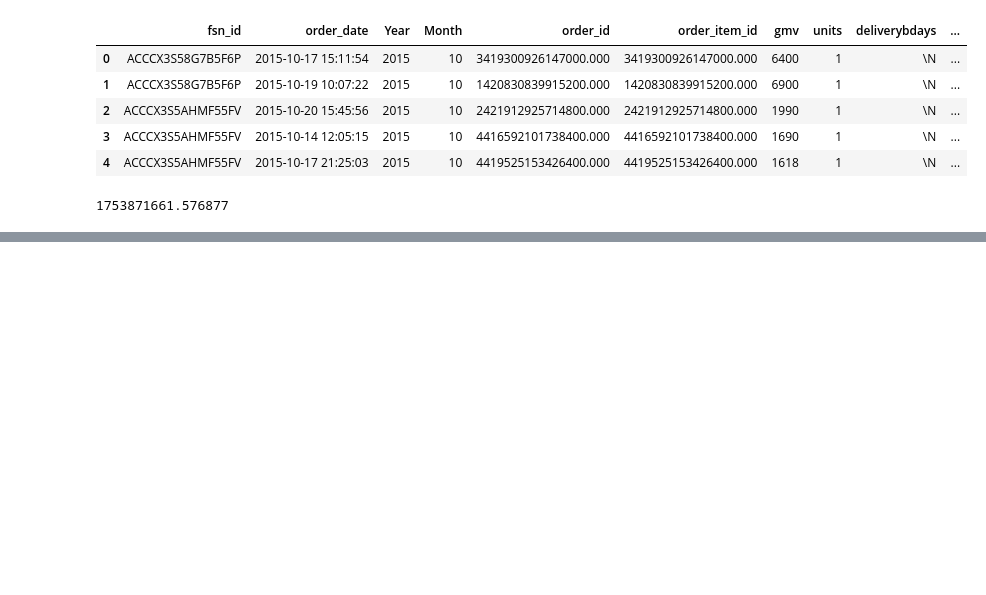
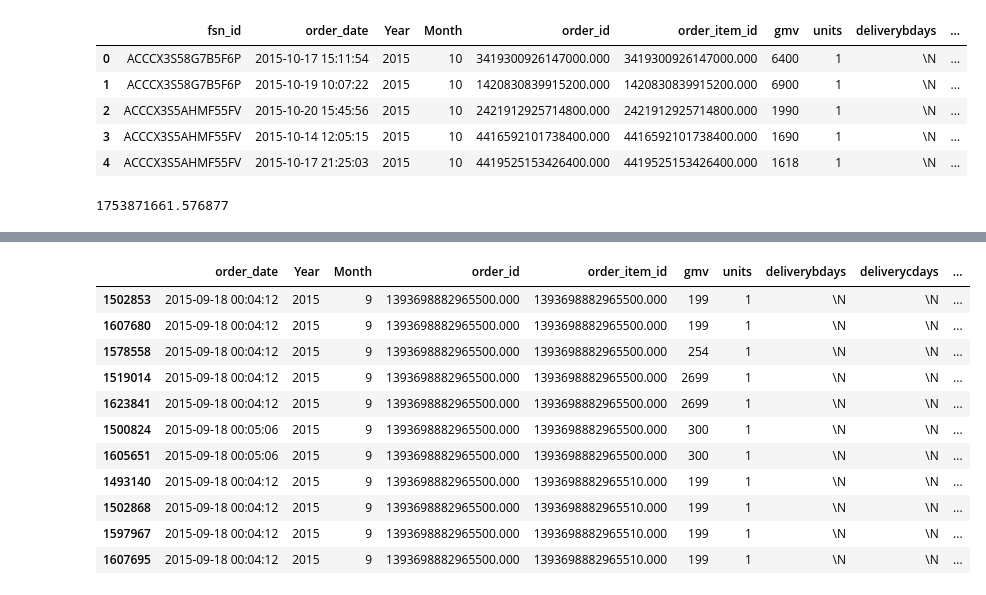
Before and after one commit to Singhal-Piyush/Ecommerce_Marketing_Mix_Model, a Jupyter notebook: notebooks/MMM_E-Commerce_Notebook.ipynb, the cells around one changed output, grey strips where cells are left out. Cells and saved outputs as stored; diff of their text form; code cells hidden in the pictures; blank space fills up the shorter version.

```diff
--- a/notebooks/MMM_E-Commerce_Notebook.ipynb
+++ b/notebooks/MMM_E-Commerce_Notebook.ipynb
@@ -618,0 +696,2 @@ starti=
+# %%
+temp = consumer_dataset_temp.drop(columns = ['fsn_id','cust_id','pincode'])
@@ -618,0 +742,15 @@ starti=
+# %%
+temp[(temp['order_id']==1393698882965500.000) & (temp['order_id'].duplicated())].sort_values(['order_item_id','gmv','product_analytic_vertical'])
+# %% [output]
+|  | order_date | Year | Month | order_id | order_item_id | gmv | units | deliverybdays | deliverycdays | ... |
+| 1502853 | 2015-09-18 00:04:12 | 2015 | 9 | 1393698882965500.000 | 1393698882965500.000 | 199 | 1 | \N | \N | ... |
+| 1607680 | 2015-09-18 00:04:12 | 2015 | 9 | 1393698882965500.000 | 1393698882965500.000 | 199 | 1 | \N | \N | ... |
+| 1578558 | 2015-09-18 00:04:12 | 2015 | 9 | 1393698882965500.000 | 1393698882965500.000 | 254 | 1 | \N | \N | ... |
+| 1519014 | 2015-09-18 00:04:12 | 2015 | 9 | 1393698882965500.000 | 1393698882965500.000 | 2699 | 1 | \N | \N | ... |
+| 1623841 | 2015-09-18 00:04:12 | 2015 | 9 | 1393698882965500.000 | 1393698882965500.000 | 2699 | 1 | \N | \N | ... |
+| 1500824 | 2015-09-18 00:05:06 | 2015 | 9 | 1393698882965500.000 | 1393698882965500.000 | 300 | 1 | \N | \N | ... |
+| 1605651 | 2015-09-18 00:05:06 | 2015 | 9 | 1393698882965500.000 | 1393698882965500.000 | 300 | 1 | \N | \N | ... |
+| 1493140 | 2015-09-18 00:04:12 | 2015 | 9 | 1393698882965500.000 | 1393698882965510.000 | 199 | 1 | \N | \N | ... |
+| 1502868 | 2015-09-18 00:04:12 | 2015 | 9 | 1393698882965500.000 | 1393698882965510.000 | 199 | 1 | \N | \N | ... |
+| 1597967 | 2015-09-18 00:04:12 | 2015 | 9 | 1393698882965500.000 | 1393698882965510.000 | 199 | 1 | \N | \N | ... |
+| 1607695 | 2015-09-18 00:04:12 | 2015 | 9 | 1393698882965500.000 | 1393698882965510.000 | 199 | 1 | \N | \N | ... |
```
Also changed, not shown: parts of 25 cells of this notebook.
